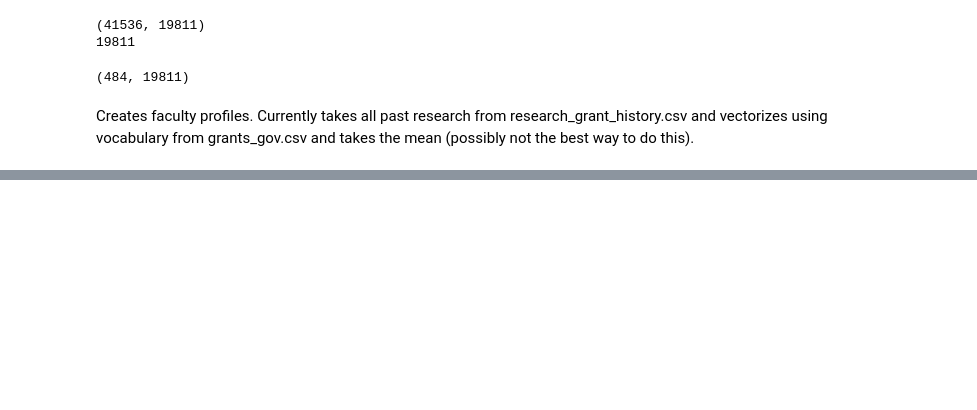
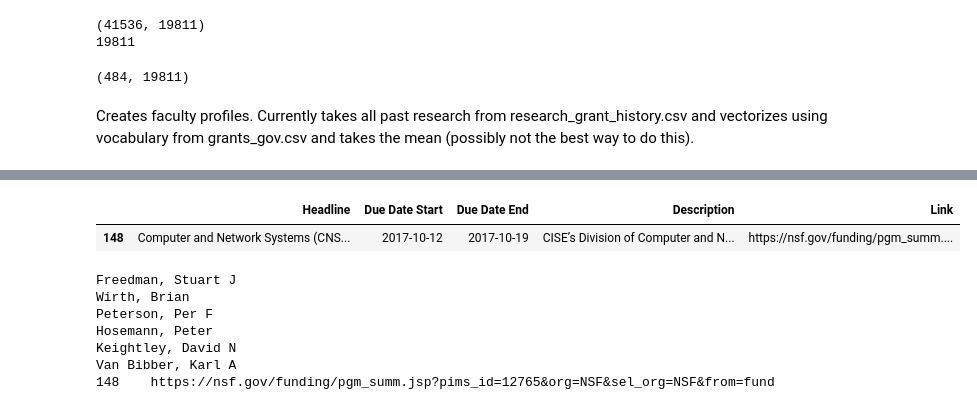
Before and after one commit to jsonchin/BIDS, a Jupyter notebook: modeling/recommender.ipynb, the cells around one changed output, grey strips where cells are left out. Cells and saved outputs as stored; diff of their text form; code cells hidden in the pictures; blank space fills up the shorter version.

```diff
--- a/modeling/recommender.ipynb
+++ b/modeling/recommender.ipynb
@@ -206,0 +225,17 @@ for match in nsf_matches['Colford Jr, John M']:
+# %%
+# WARNING: THIS TAKES 5 HOURS TO RUN ON MY LOCAL MACHINE
+# This testing approach assigns professors the grants that they have the highest similiarity with.
+# Perhaps try a method that assigns grants to professors and see results
+
+training_grants = sklearn.utils.shuffle(grants_matrix[:])[:484]
+progress = 0
+faculty_to_grants = {}
+for faculty in faculty_profiles:
+    profile = faculty_profiles[faculty]
+    matches = []
+    for j in range(grants_matrix.shape[0]):
+        grant = grants_matrix[j]
+        matches.append((np.dot(grant, profile.T).toarray[0], j))
+    faculty_to_grants[faculty] = [x[1] for x in sorted(matches)[-5:]]
+    print(progress)
+    progress += 1
@@ -206,0 +260,36 @@ for match in nsf_matches['Colford Jr, John M']:
+# %%
+# Take an NSF grant and match with professors
+random_index = random.sample((range(nsf_matrix.shape[0])), 1)[0]
+test_grant = nsf_matrix[random_index]
+closest_grants = []
+for index in range(training_grants.shape[0]):
+    training_grant = training_grants[index]
+    closest_grants.append((np.dot(training_grant, test_grant.T).toarray()[0], index))
+
+# Finds the 10 grants that are closest to the test grant
+closest_grants = [x[1] for x in sorted(closest_grants)[-10:]]
+
+clustering_matches = []
+for faculty in faculty_to_grants:
+    faculty_grants = faculty_to_grants[faculty][0]
+    for closest_grant in closest_grants:
+        if closest_grant in faculty_grants:
+            clustering_matches.append(faculty)
+
+# Print out test grant, link to grant, and matched faculty
+test_grant_full = nsf_grants_df[random_index:random_index+1]
+display(test_grant_full)
+for faculty in clustering_matches:
+    print(faculty)
+
+print(test_grant_full['Link'].to_string())
+# %% [output]
+|  | Headline | Due Date Start | Due Date End | Description | Link |
+| 148 | Computer and Network Systems (CNS... | 2017-10-12 | 2017-10-19 | CISE’s Division of Computer and N... | https://nsf.gov/funding/pgm_summ.... |
+Freedman, Stuart J
+Wirth, Brian
+Peterson, Per F
+Hosemann, Peter
+Keightley, David N
+Van Bibber, Karl A
+148    https://nsf.gov/funding/pgm_summ.jsp?pims_id=12765&org=NSF&sel_org=NSF&from=fund
```
Also changed, not shown: parts of 13 cells of this notebook.
